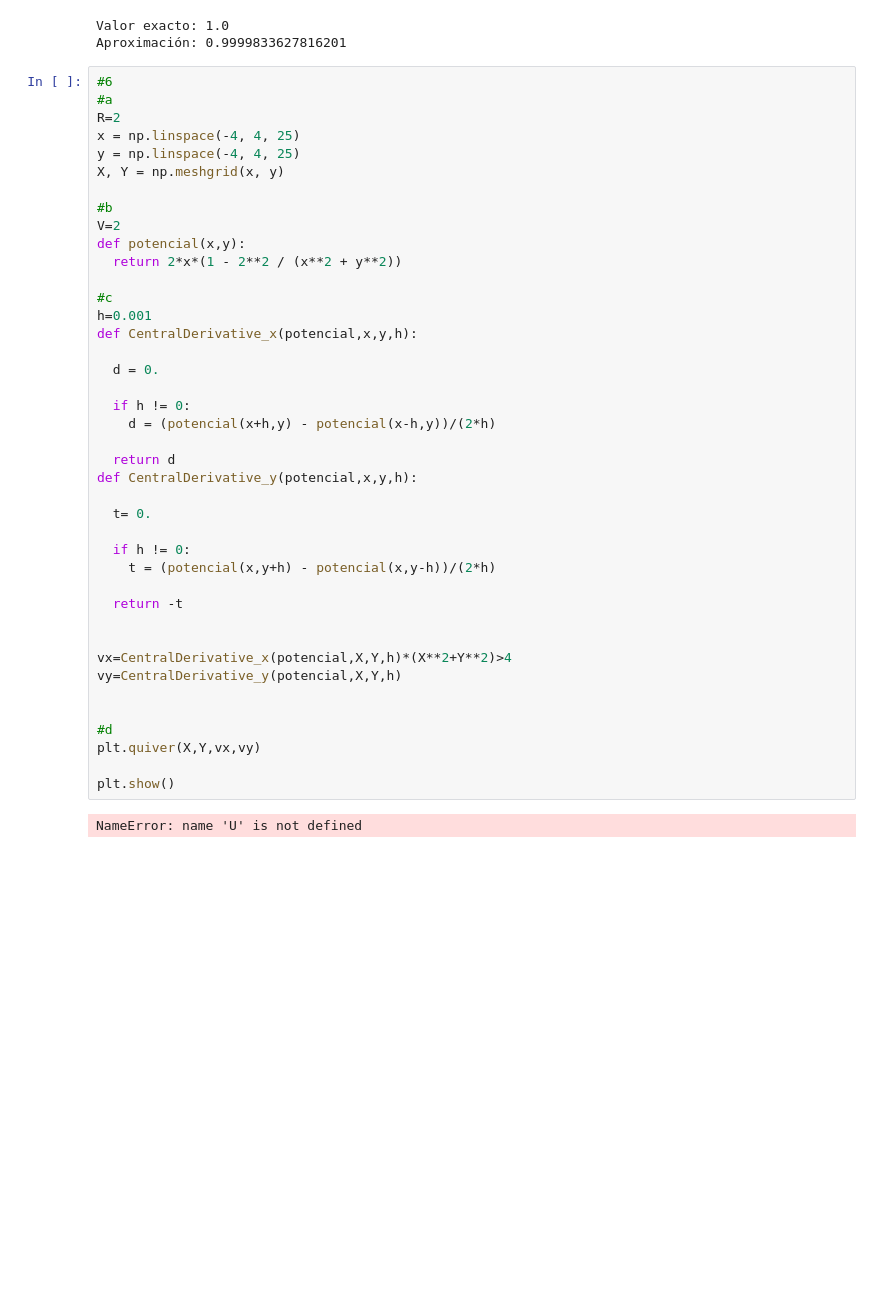
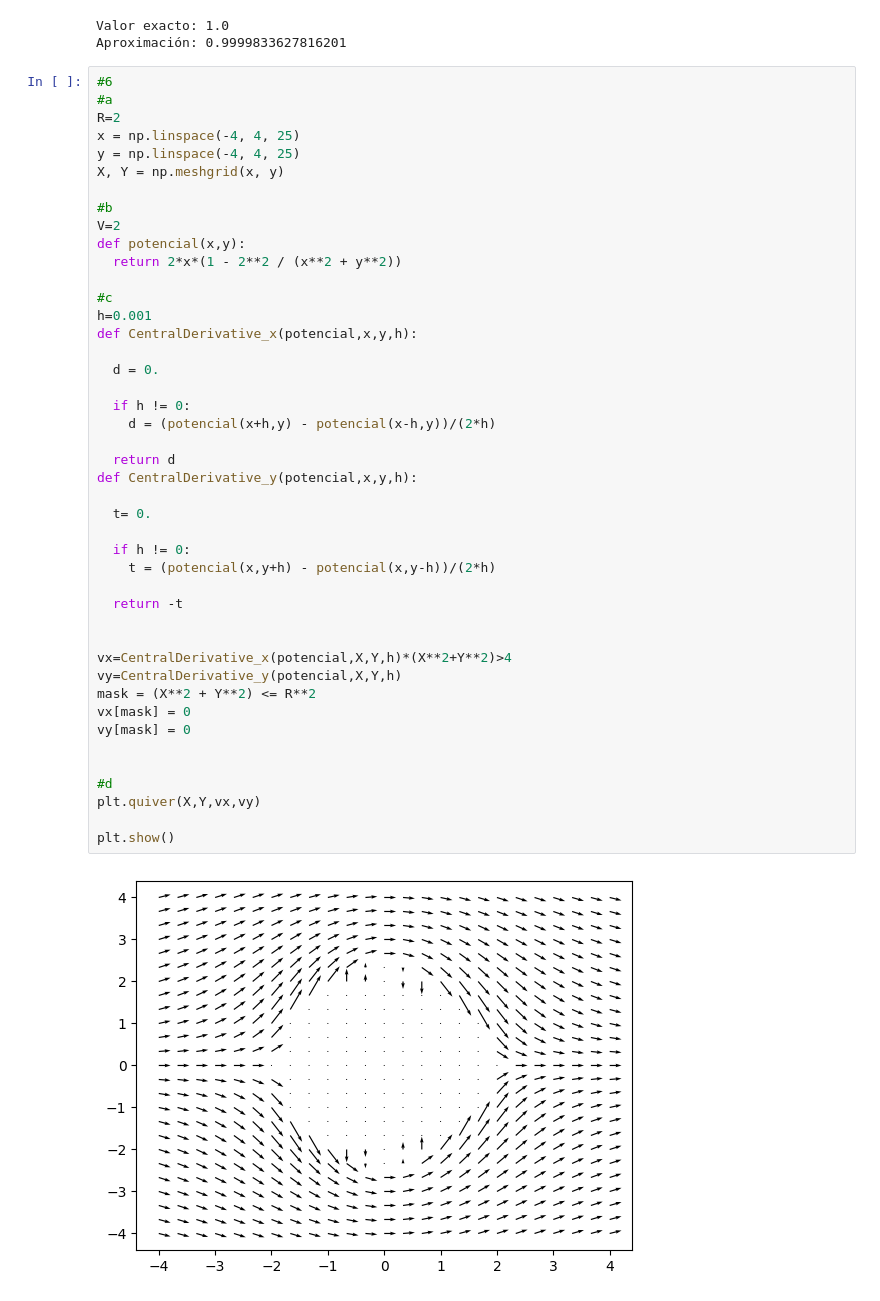
Before and after one commit to GabrielRamirezs/Metodos1_KarenQuevedo_GabrielRamirez, a Jupyter notebook: Tarea1.ipynb, the cells around one changed output. Saved outputs shown, nothing was run; the diff lists cells and outputs as text; blank space fills up the shorter version.

```diff
--- a/Tarea1.ipynb
+++ b/Tarea1.ipynb
@@ -120,31 +120,34 @@ def potencial(x,y):
 
 #c
 h=0.001
 def CentralDerivative_x(potencial,x,y,h):
 
   d = 0.
 
   if h != 0:
     d = (potencial(x+h,y) - potencial(x-h,y))/(2*h)
 
   return d
 def CentralDerivative_y(potencial,x,y,h):
 
   t= 0.
 
   if h != 0:
     t = (potencial(x,y+h) - potencial(x,y-h))/(2*h)
 
   return -t
 
 
 vx=CentralDerivative_x(potencial,X,Y,h)*(X**2+Y**2)>4
 vy=CentralDerivative_y(potencial,X,Y,h)
+mask = (X**2 + Y**2) <= R**2
+vx[mask] = 0
+vy[mask] = 0
 
 
 #d
 plt.quiver(X,Y,vx,vy)
 
 plt.show()
 # %% [output]
-NameError: name 'U' is not defined
+[figure, added]
```
